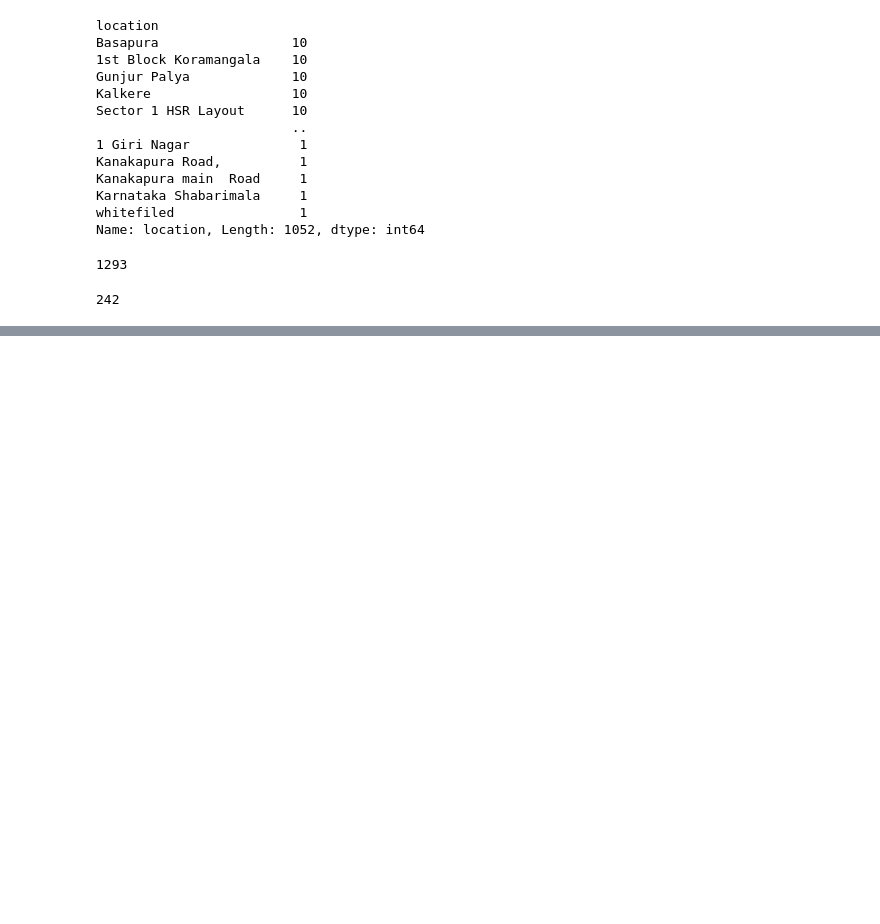
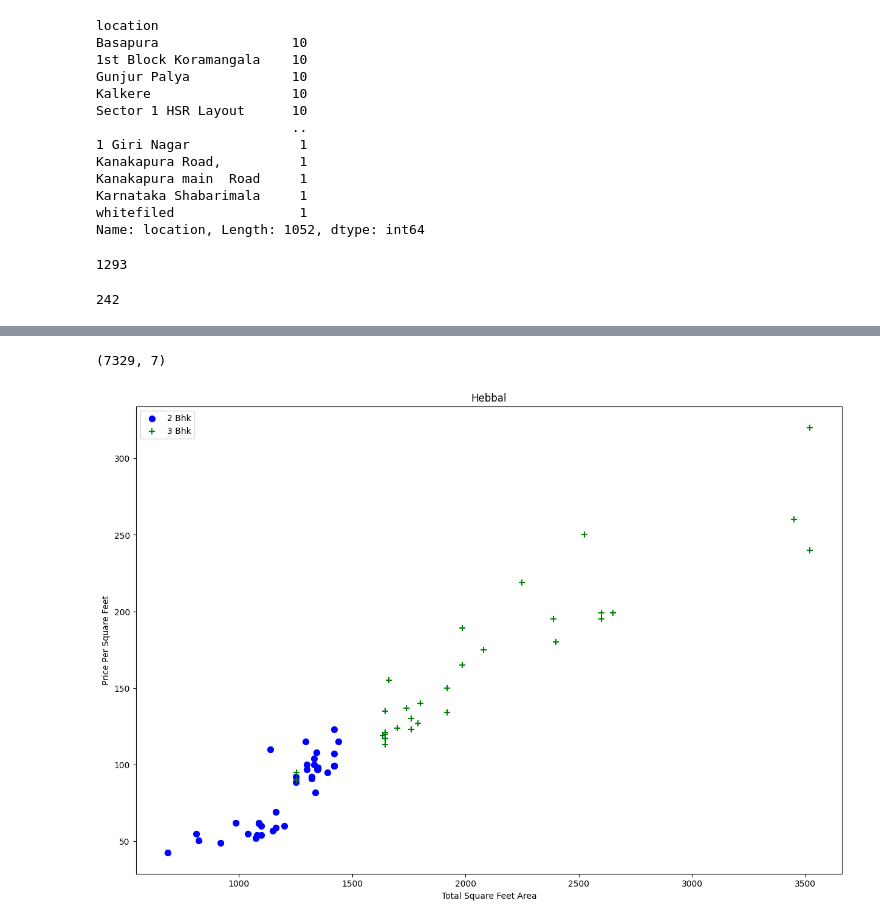
Before and after one commit to Neeraj577/Machine_learning, a Jupyter notebook: House_prediction.ipynb, the cells around one changed output, grey strips where cells are left out. Cells and saved outputs as stored; diff of their text form; code cells hidden in the pictures; blank space fills up the shorter version.

```diff
--- a/House_prediction.ipynb
+++ b/House_prediction.ipynb
@@ -216,0 +289,25 @@ len(df5.location.unique())
+# %%
+def remove_bhk_outliers(df):
+  exclude_indices = np.array([])
+  for location, location_df in df.groupby('location'):
+    bhk_stats= {}
+    for Bedroom, bhk_df in location_df.groupby('Bedroom'):
+      bhk_stats[Bedroom] = {
+          'mean': np.mean(bhk_df.price_per_sqft),
+          'std': np.std(bhk_df.price_per_sqft),
+          'count': bhk_df.shape[0]
+      }
+    for Bedroom, bhk_df in location_df.groupby('Bedroom'):
+      stats = bhk_stats.get(Bedroom-1)
+      if stats and stats['count']>5:
+        exclude_indices = np.append(exclude_indices, bhk_df[bhk_df.price_per_sqft<(stats['mean'])].index.values)
+  return df.drop(exclude_indices,axis='index')
+
+df8 = remove_bhk_outliers(df7)
+df8.shape
+# %% [output]
+(7329, 7)
+# %%
+plot_scatter_chart(df8, "Hebbal")
+# %% [output]
+[figure, added]
```
Also changed, not shown: parts of 13 cells of this notebook.
